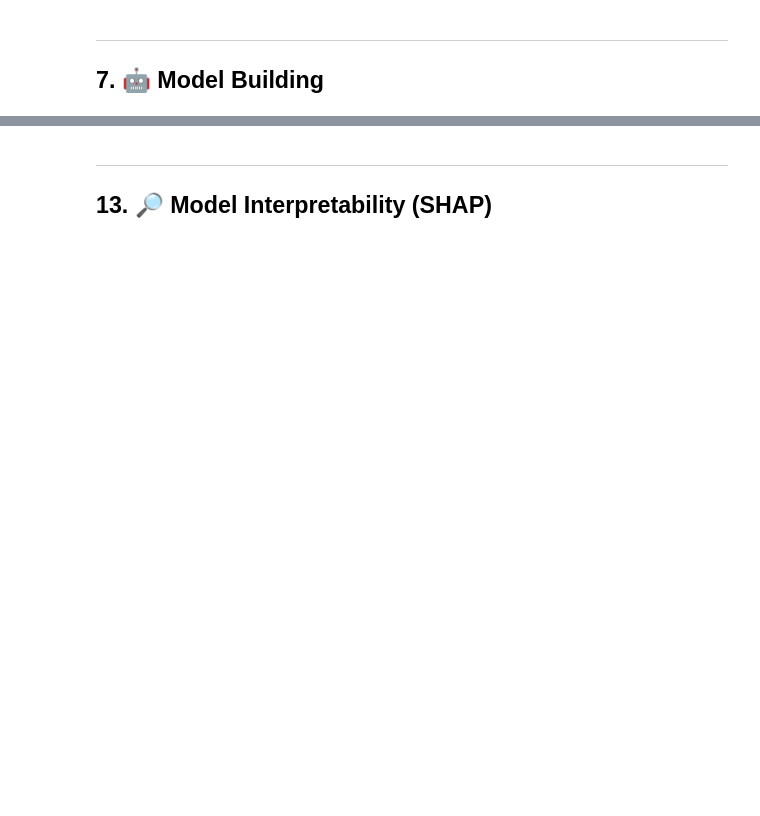
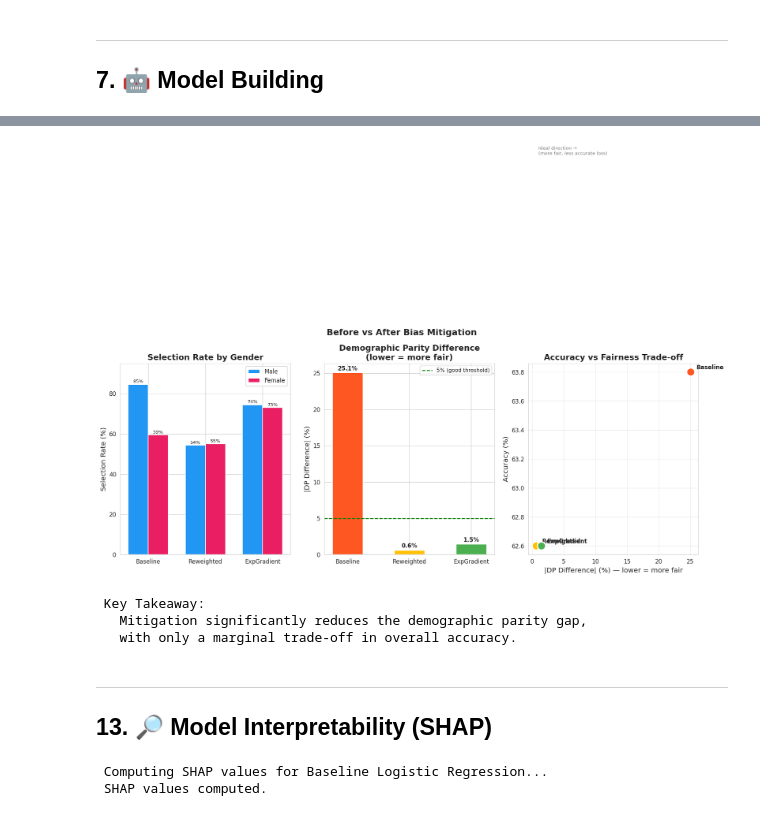
Before and after one commit to sonu786786/Bias-Detection-Tool, a Jupyter notebook: project.ipynb, the cells around one changed output, grey strips where cells are left out. Cells and saved outputs as stored; diff of their text form; code cells hidden in the pictures; blank space fills up the shorter version.

```diff
--- a/project.ipynb
+++ b/project.ipynb
@@ -776,7 +925,7 @@ print(comparison_df.to_string(index=False))
 # %%
 # ─── Visual Comparison ────────────────────────────────────────────────────────
 fig, axes = plt.subplots(1, 3, figsize=(18, 6))
-fig.suptitle('📊 Before vs After Bias Mitigation', fontsize=15, fontweight='bold', y=1.02)
+fig.suptitle(' Before vs After Bias Mitigation', fontsize=15, fontweight='bold', y=1.02)
 
 models      = ['Baseline', 'Reweighted', 'ExpGradient']
 model_colors = ['#FF5722', '#FFC107', '#4CAF50']
@@ -815,40 +964,45 @@ for bar, val in zip(bars, dp_values):
             f'{abs(val):.1%}', ha='center', fontweight='bold', fontsize=10)
 
 # ── Plot 3: Accuracy vs Fairness Trade-off ──
 ax = axes[2]
 accuracies = [acc_baseline * 100, acc_reweighted * 100, acc_mitigated * 100]
 dp_abs     = [abs(dp_diff)*100, abs(dp_diff_rw)*100, abs(dp_diff_mit)*100]
 
 scatter = ax.scatter(dp_abs, accuracies, s=200, c=model_colors,
                      edgecolors='white', linewidths=2, zorder=5)
 for i, model in enumerate(models):
     ax.annotate(model, (dp_abs[i], accuracies[i]),
                 textcoords='offset points', xytext=(10, 5), fontsize=10, fontweight='bold')
 
 # Arrow showing desired direction
 ax.annotate('', xy=(0, accuracies[0]+1), xytext=(dp_abs[0], accuracies[0]),
             arrowprops=dict(arrowstyle='->', color='gray', lw=1.5))
 ax.text(1, accuracies[0]+1.5, 'Ideal direction →\n(more fair, less accurate loss)',
         fontsize=8, color='gray')
 
 ax.set_title('Accuracy vs Fairness Trade-off', fontweight='bold')
 ax.set_xlabel('|DP Difference| (%) — lower = more fair')
 ax.set_ylabel('Accuracy (%)')
 ax.grid(True, alpha=0.4)
 
 plt.tight_layout()
 plt.savefig('before_after_comparison.png', bbox_inches='tight', dpi=120)
 plt.show()
 
-print("\n💡 Key Takeaway:")
+print("\n Key Takeaway:")
 print("   Mitigation significantly reduces the demographic parity gap,")
 print("   with only a marginal trade-off in overall accuracy.")
+# %% [output]
+[figure, added]
+ Key Takeaway:
+   Mitigation significantly reduces the demographic parity gap,
+   with only a marginal trade-off in overall accuracy.
 # %% [markdown]
 ---
 ## 13. 🔎 Model Interpretability (SHAP) <a name="shap"></a>
 # %%
 # ─── SHAP Feature Importance ──────────────────────────────────────────────────
-print("🔎 Computing SHAP values for Baseline Logistic Regression...")
+print(" Computing SHAP values for Baseline Logistic Regression...")
 
 # Use a subsample for speed
 X_shap_sample = X_test_sc.sample(n=min(200, len(X_test_sc)), random_state=RANDOM_STATE)
@@ -861,7 +1015,10 @@ explainer_baseline = shap.LinearExplainer(
 )
 shap_values_baseline = explainer_baseline.shap_values(X_shap_sample)
 
-print("✅ SHAP values computed.")
+print(" SHAP values computed.")
+# %% [output]
+ Computing SHAP values for Baseline Logistic Regression...
+ SHAP values computed.
 # %%
 # ─── SHAP Summary Plot ────────────────────────────────────────────────────────
 plt.figure(figsize=(10, 7))
```
Also changed, not shown: parts of 39 cells of this notebook.
